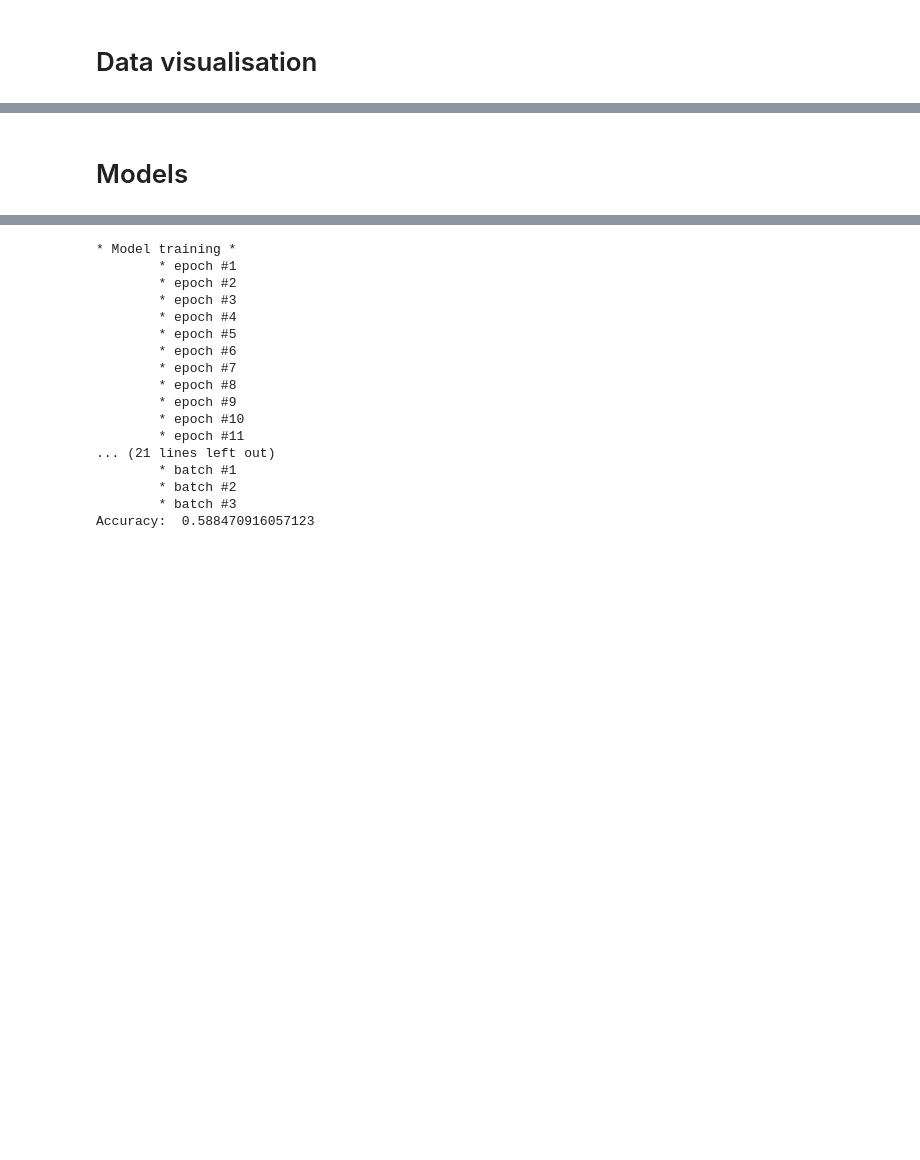
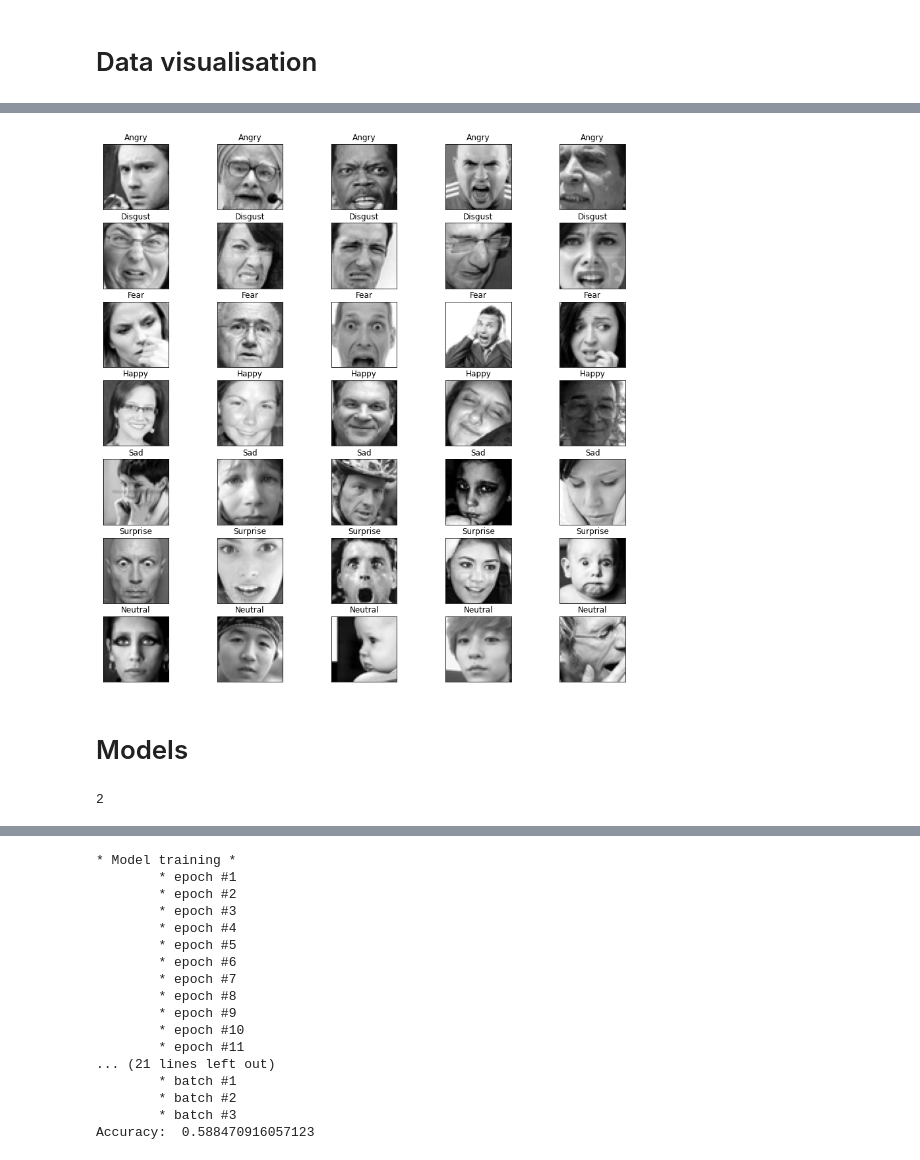
Before and after one commit to Stanislav-3/EmotionsClassifier, a Jupyter notebook: EmotionsClassifier.ipynb, the cells around one changed output, grey strips where cells are left out. Drawn from its saved outputs; the diff is of its cells as text; code cells hidden in the pictures; blank space fills up the shorter version.

```diff
--- a/EmotionsClassifier.ipynb
+++ b/EmotionsClassifier.ipynb
@@ -119 +205,12 @@ plot_images(X, y)
+# %%
+from torchvision.transforms.transforms import ToTensor
+transform = transforms.Compose([
+      transforms.RandomHorizontalFlip(p=1),
+      transforms.RandomPerspective(distortion_scale=0.35)
+    ])
+
+data.transform = transform
+plot_images(data.get_dataset(with_transform=True))
+# %% [output]
+[figure, added]
 # %%
@@ -305,3 +391,8 @@ def run_pipeline(
     print('Accuracy: ', metrics.accuracy_score(y_test, predictions))
     plot_confusin_matrix(y_test, predictions)
     plot_loss(loss)
+# %%
+import multiprocessing
+multiprocessing.cpu_count()
+# %% [output]
+2
```
Also changed, not shown: parts of 24 cells of this notebook.
